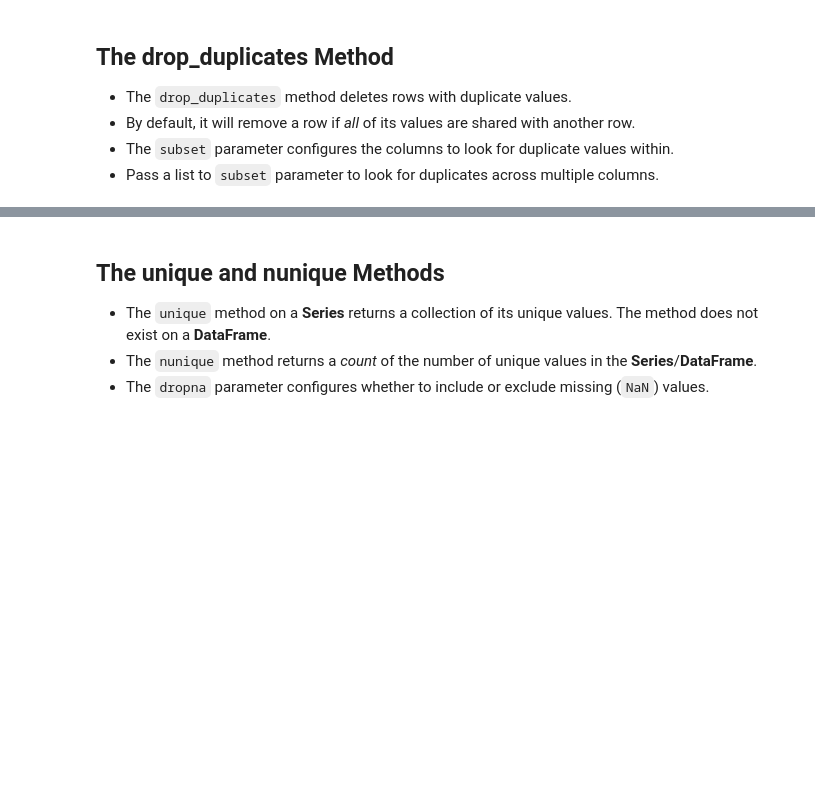
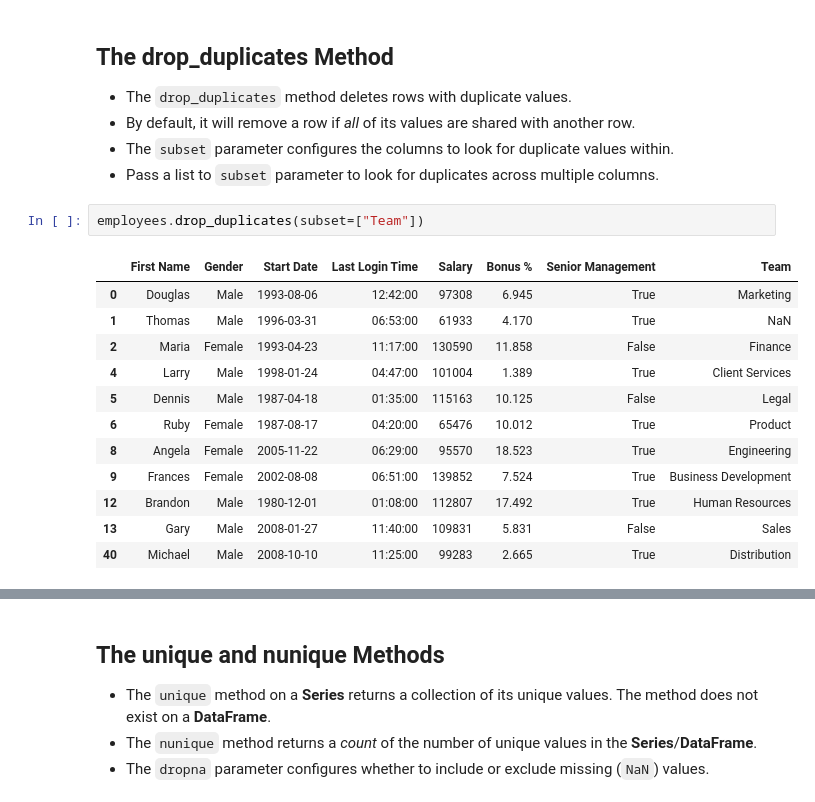
Before and after one commit to abhijeet-bhambere/pashkavers-pandas-trail, a Jupyter notebook: 05 - DataFrames II - Filtering Data.ipynb, the cells around one changed output, grey strips where cells are left out. Saved outputs shown, nothing was run; the diff lists cells and outputs as text; blank space fills up the shorter version.

```diff
--- a/05 - DataFrames II - Filtering Data.ipynb
+++ b/05 - DataFrames II - Filtering Data.ipynb
@@ -638,3 +669,18 @@ employees["First Name"].nunique()
 - By default, it will remove a row if *all* of its values are shared with another row.
 - The `subset` parameter configures the columns to look for duplicate values within.
 - Pass a list to `subset` parameter to look for duplicates across multiple columns.
+# %%
+employees.drop_duplicates(subset=["Team"])
+# %% [output]
+|  | First Name | Gender | Start Date | Last Login Time | Salary | Bonus % | Senior Management | Team |
+| 0 | Douglas | Male | 1993-08-06 | 12:42:00 | 97308 | 6.945 | True | Marketing |
+| 1 | Thomas | Male | 1996-03-31 | 06:53:00 | 61933 | 4.170 | True | NaN |
+| 2 | Maria | Female | 1993-04-23 | 11:17:00 | 130590 | 11.858 | False | Finance |
+| 4 | Larry | Male | 1998-01-24 | 04:47:00 | 101004 | 1.389 | True | Client Services |
+| 5 | Dennis | Male | 1987-04-18 | 01:35:00 | 115163 | 10.125 | False | Legal |
+| 6 | Ruby | Female | 1987-08-17 | 04:20:00 | 65476 | 10.012 | True | Product |
+| 8 | Angela | Female | 2005-11-22 | 06:29:00 | 95570 | 18.523 | True | Engineering |
+| 9 | Frances | Female | 2002-08-08 | 06:51:00 | 139852 | 7.524 | True | Business Development |
+| 12 | Brandon | Male | 1980-12-01 | 01:08:00 | 112807 | 17.492 | True | Human Resources |
+| 13 | Gary | Male | 2008-01-27 | 11:40:00 | 109831 | 5.831 | False | Sales |
+| 40 | Michael | Male | 2008-10-10 | 11:25:00 | 99283 | 2.665 | True | Distribution |
```
Also changed, not shown: parts of 11 cells of this notebook.
